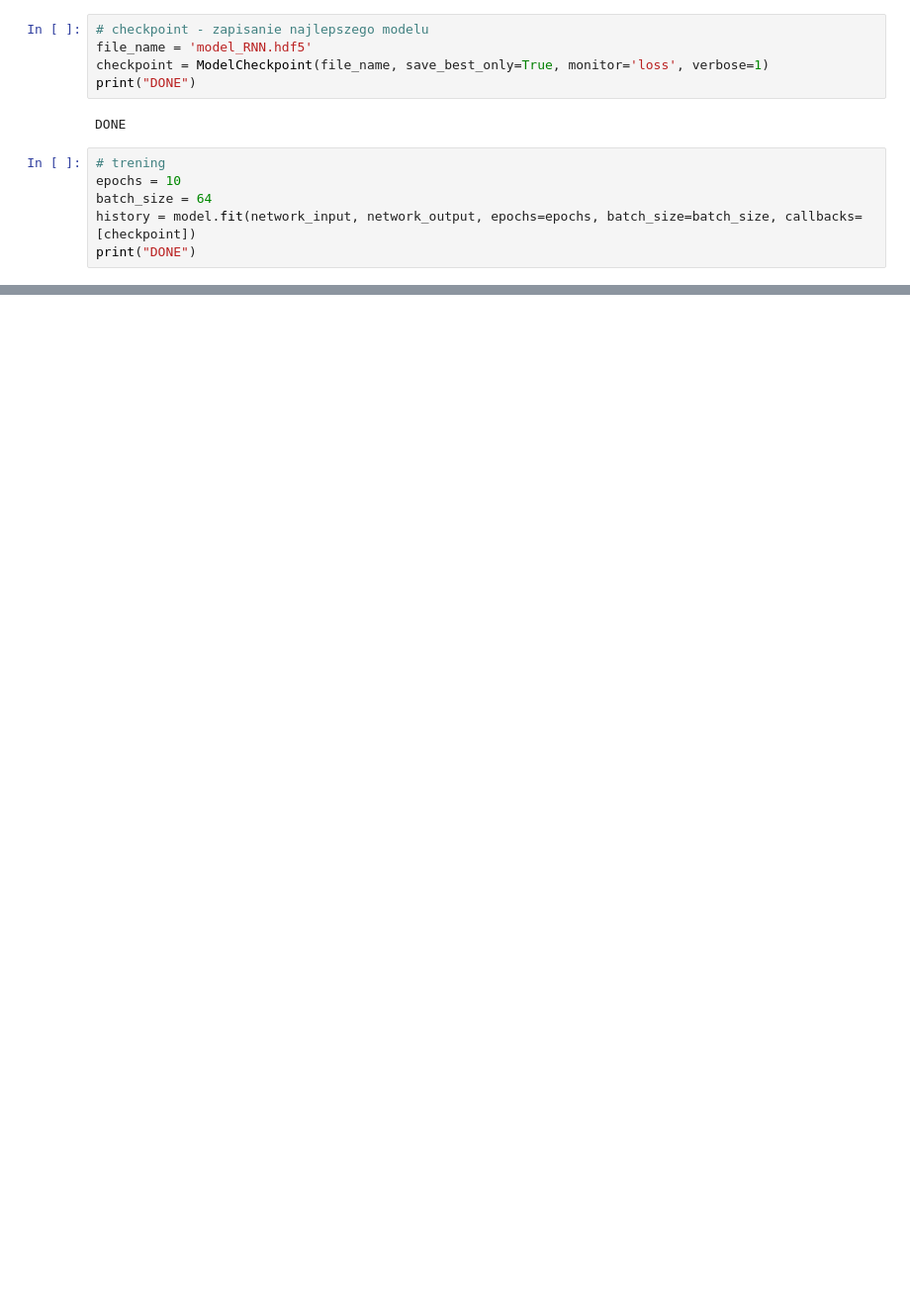
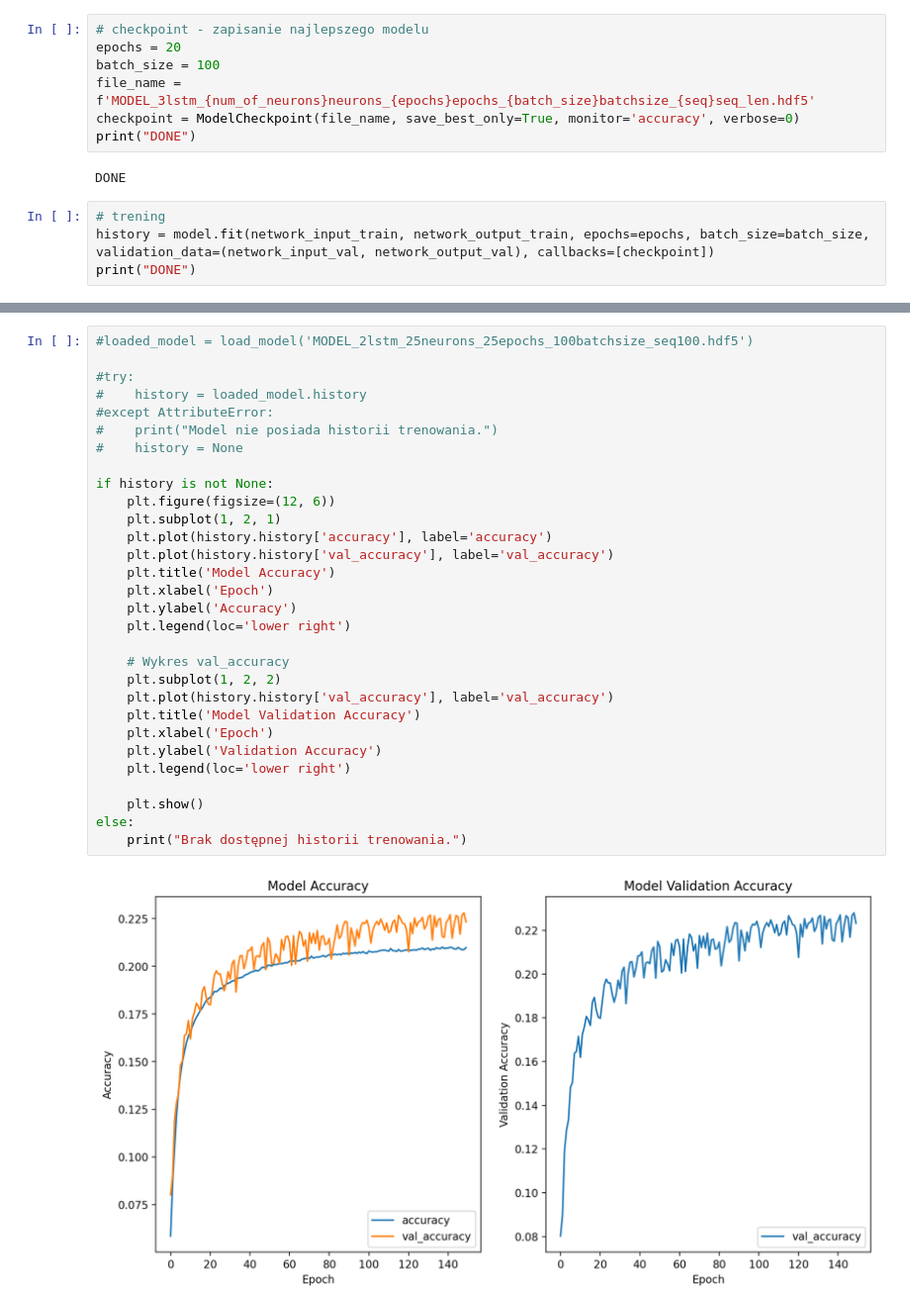
Before and after one commit to MarekWlazloo/Praca_inzynierska, a Jupyter notebook: rnn_melody_generation.ipynb, the cells around one changed output, grey strips where cells are left out. Shown at 99% size. Drawn from its saved outputs; the diff is of its cells as text; blank space fills up the shorter version.

Commit message:
Shuffle, LSTM, Accuracy

```diff
--- a/rnn_melody_generation.ipynb
+++ b/rnn_melody_generation.ipynb
@@ -113,15 +153,15 @@ _________________________________________________________________
 DONE
 # %%
 # checkpoint - zapisanie najlepszego modelu
-file_name = 'model_RNN.hdf5'
-checkpoint = ModelCheckpoint(file_name, save_best_only=True, monitor='loss', verbose=1)
+epochs = 20
+batch_size = 100
+file_name = f'MODEL_3lstm_{num_of_neurons}neurons_{epochs}epochs_{batch_size}batchsize_{seq}seq_len.hdf5'
+checkpoint = ModelCheckpoint(file_name, save_best_only=True, monitor='accuracy', verbose=0)
 print("DONE")
 # %% [output]
 DONE
 # %%
 # trening
-epochs = 10
-batch_size = 64
-history = model.fit(network_input, network_output, epochs=epochs, batch_size=batch_size, callbacks=[checkpoint])
+history = model.fit(network_input_train, network_output_train, epochs=epochs, batch_size=batch_size, validation_data=(network_input_val, network_output_val), callbacks=[checkpoint])
 print("DONE")
 # %% [output]
@@ -149,3 +177,35 @@ DONE
+# %%
+#loaded_model = load_model('MODEL_2lstm_25neurons_25epochs_100batchsize_seq100.hdf5')
+
+#try:
+#    history = loaded_model.history
+#except AttributeError:
+#    print("Model nie posiada historii trenowania.")
+#    history = None
+
+if history is not None:
+    plt.figure(figsize=(12, 6))
+    plt.subplot(1, 2, 1)
+    plt.plot(history.history['accuracy'], label='accuracy')
+    plt.plot(history.history['val_accuracy'], label='val_accuracy')
+    plt.title('Model Accuracy')
+    plt.xlabel('Epoch')
+    plt.ylabel('Accuracy')
+    plt.legend(loc='lower right')
+
+    # Wykres val_accuracy
+    plt.subplot(1, 2, 2)
+    plt.plot(history.history['val_accuracy'], label='val_accuracy')
+    plt.title('Model Validation Accuracy')
+    plt.xlabel('Epoch')
+    plt.ylabel('Validation Accuracy')
+    plt.legend(loc='lower right')
+
+    plt.show()
+else:
+    print("Brak dostępnej historii trenowania.")
+# %% [output]
+[figure, added]
 # %%
 # generowanie nowych nut
 number_of_notes = 200
```
Also changed, not shown: parts of 12 cells of this notebook, 5 other files.
